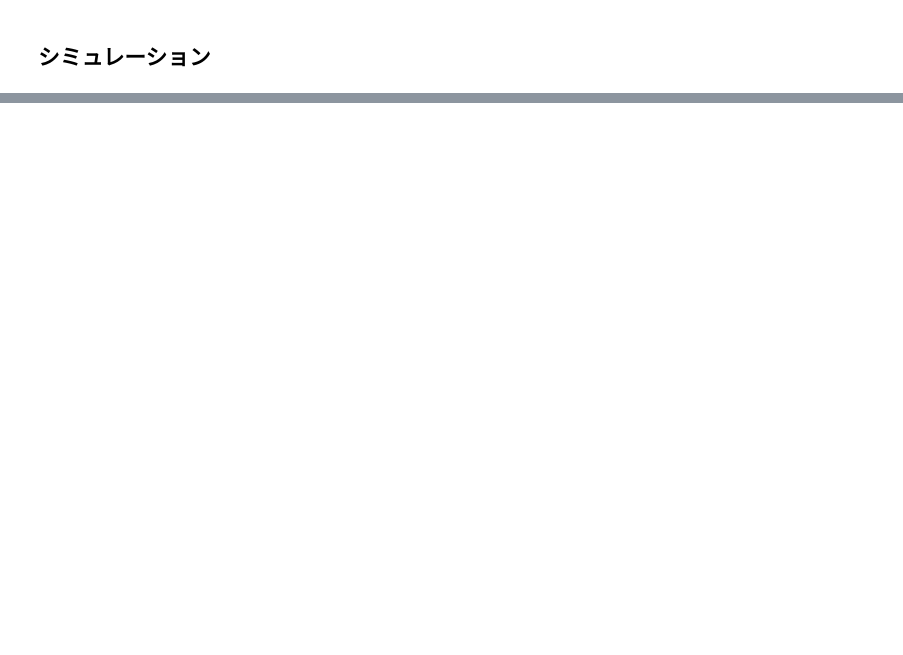
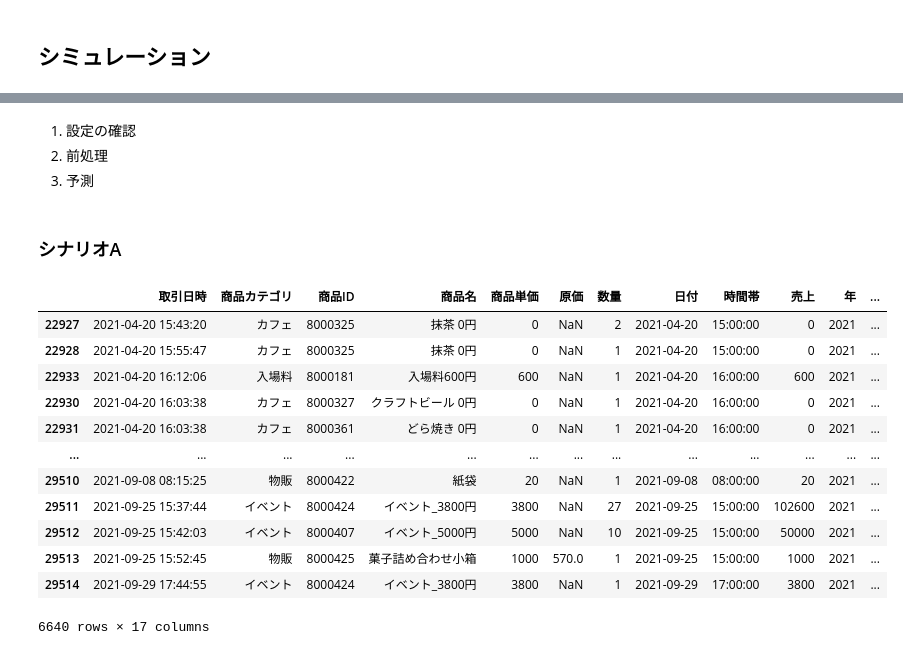
Before and after one commit to Ry02024/24DXbyLifeIsTech, a Jupyter notebook: 課題04/課題04（シミュレーション）.ipynb, the cells around one changed output, grey strips where cells are left out. Saved outputs shown, nothing was run; the diff lists cells and outputs as text; code cells hidden in the pictures; blank space fills up the shorter version.

```diff
--- a/課題04/課題04（シミュレーション）.ipynb
+++ b/課題04/課題04（シミュレーション）.ipynb
@@ -695,2 +58,0 @@ data_sales_preprocessed2.csv  data_sales_preprocessed.csv  data_survey_preproces
-# %%
-sales_data = pd.read_csv(f"{data_dir}/data_sales_preprocessed2.csv")
@@ -783,3 +133,20 @@ covid_train_chronological_dates, covid_test_chronological_dates
 # %% [output]
 ((Timestamp('2020-04-07 00:00:00'), Timestamp('2021-03-29 00:00:00')),
  (Timestamp('2021-03-29 00:00:00'), Timestamp('2021-09-29 00:00:00')))
+# %%
+# Define the cutoff date for the 70-30 split based on the COVID period's date range
+covid_period_start = covid_period_data_sorted['日付'].min()
+covid_period_end = covid_period_data_sorted['日付'].max()
+
+# Calculate the split point date for the 70-30 split
+cutoff_date = covid_period_start + 0.7 * (covid_period_end - covid_period_start)
+
+# Split the data based on this cutoff date
+covid_train_by_period = covid_period_data_sorted[covid_period_data_sorted['日付'] <= cutoff_date]
+covid_test_by_period = covid_period_data_sorted[covid_period_data_sorted['日付'] > cutoff_date]
+
+# Get the sizes of the split datasets
+covid_train_by_period_size = covid_train_by_period.shape
+covid_test_by_period_size = covid_test_by_period.shape
+
+covid_train_by_period_size, covid_test_by_period_size, cutoff_date
@@ -785,0 +209,14 @@ covid_train_chronological_dates, covid_test_chronological_dates
+# %%
+# シミュレーションの設定
+price_increase = 1.2  # 20%の値上げ
+target_categories = ['ガイド', '撮影料']  # 価格調整対象のカテゴリ
+adjustment_time_period = ['17:00:00', '18:00:00']  # 夕方の時間帯で価格調整
+
+# シミュレーションの実行
+scenario_A = price_adjustment_simulation(covid_test_by_period, price_increase, target_categories, adjustment_time_period)
+
+# 価格調整があった行のみを抽出（元の価格とシミュレーション後の商品単価が異なる行）
+adjusted_prices_df = scenario_A[scenario_A['元の価格'] != scenario_A['シナリオの商品単価']]
+
+# 調整があったデータを確認
+adjusted_prices_df[['商品カテゴリ', '時間帯', '元の価格', 'シナリオの商品単価']]
@@ -2188,0 +277,22 @@ evaluation:
+# %% [markdown]
+1. 設定の確認
+1. 前処理
+1. 予測
+# %% [markdown]
+### シナリオA
+# %%
+scenario_A
+# %% [output]
+|  | 取引日時 | 商品カテゴリ | 商品ID | 商品名 | 商品単価 | 原価 | 数量 | 日付 | 時間帯 | 売上 | 年 | ... |
+| 22927 | 2021-04-20 15:43:20 | カフェ | 8000325 | 抹茶 0円 | 0 | NaN | 2 | 2021-04-20 | 15:00:00 | 0 | 2021 | ... |
+| 22928 | 2021-04-20 15:55:47 | カフェ | 8000325 | 抹茶 0円 | 0 | NaN | 1 | 2021-04-20 | 15:00:00 | 0 | 2021 | ... |
+| 22933 | 2021-04-20 16:12:06 | 入場料 | 8000181 | 入場料600円 | 600 | NaN | 1 | 2021-04-20 | 16:00:00 | 600 | 2021 | ... |
+| 22930 | 2021-04-20 16:03:38 | カフェ | 8000327 | クラフトビール 0円 | 0 | NaN | 1 | 2021-04-20 | 16:00:00 | 0 | 2021 | ... |
+| 22931 | 2021-04-20 16:03:38 | カフェ | 8000361 | どら焼き 0円 | 0 | NaN | 1 | 2021-04-20 | 16:00:00 | 0 | 2021 | ... |
+| ... | ... | ... | ... | ... | ... | ... | ... | ... | ... | ... | ... | ... |
+| 29510 | 2021-09-08 08:15:25 | 物販 | 8000422 | 紙袋 | 20 | NaN | 1 | 2021-09-08 | 08:00:00 | 20 | 2021 | ... |
+| 29511 | 2021-09-25 15:37:44 | イベント | 8000424 | イベント_3800円 | 3800 | NaN | 27 | 2021-09-25 | 15:00:00 | 102600 | 2021 | ... |
+| 29512 | 2021-09-25 15:42:03 | イベント | 8000407 | イベント_5000円 | 5000 | NaN | 10 | 2021-09-25 | 15:00:00 | 50000 | 2021 | ... |
+| 29513 | 2021-09-25 15:52:45 | 物販 | 8000425 | 菓子詰め合わせ小箱 | 1000 | 570.0 | 1 | 2021-09-25 | 15:00:00 | 1000 | 2021 | ... |
+| 29514 | 2021-09-29 17:44:55 | イベント | 8000424 | イベント_3800円 | 3800 | NaN | 1 | 2021-09-29 | 17:00:00 | 3800 | 2021 | ... |
+6640 rows × 17 columns
```
Also changed, not shown: parts of 146 cells of this notebook.
